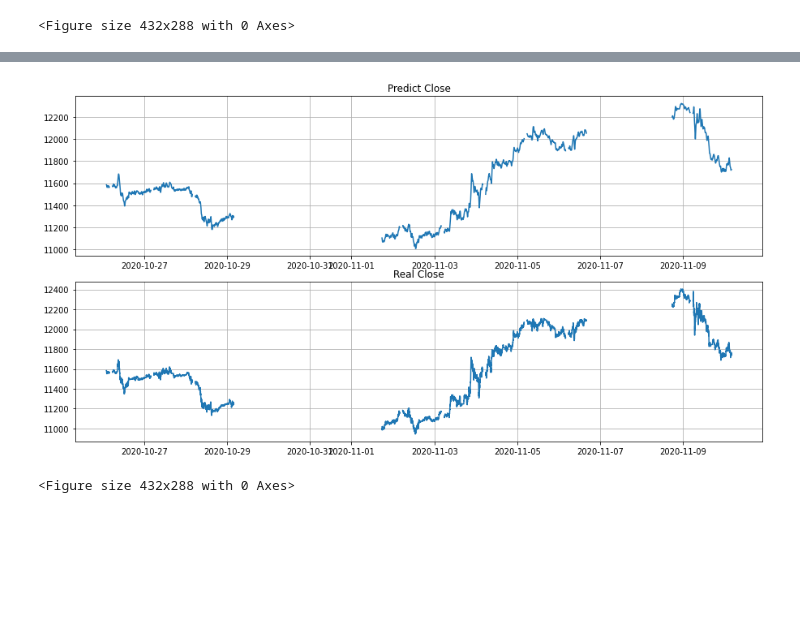
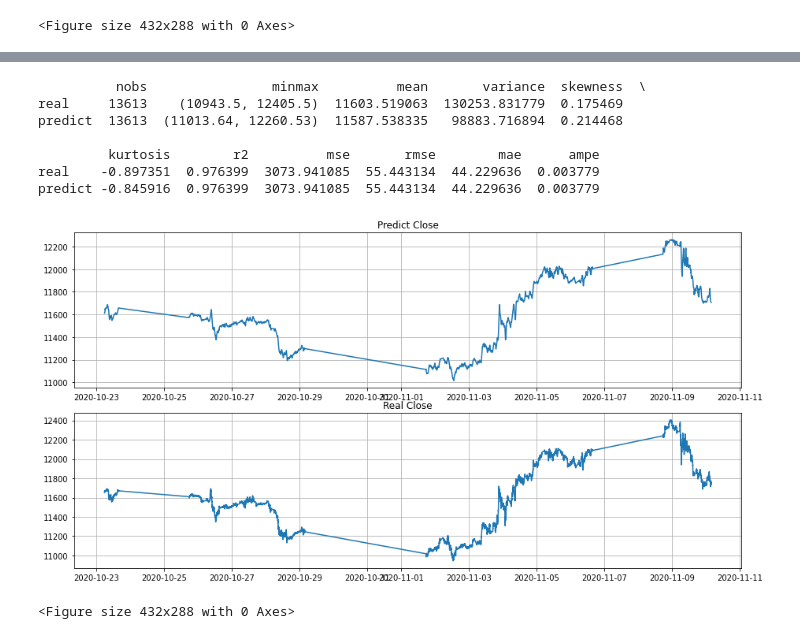
Before and after one commit to webclinic017/dbpower-machine-learning-project, a Jupyter notebook: nq2.ipynb, the cells around one changed output, grey strips where cells are left out. Cells and saved outputs as stored; diff of their text form; code cells hidden in the pictures; blank space fills up the shorter version.

```diff
--- a/nq2.ipynb
+++ b/nq2.ipynb
@@ -447,43 +456,51 @@ ampe = np.mean(np.abs((df9['real_close']-df9['predict_close'])/df9['real_close']
 columns2 = ['r2', 'mse', 'rmse', 'mae', 'ampe']
 result1 = [r2, mse, rmse, mae, ampe]
 df12 = pd.DataFrame([list(stats_1)+result1, list(stats_2)+result1], columns=list(stats_1._fields)+columns2, index=['real', 'predict'])
-df12
+print(df12)
 
 # 9.3.2 save stats evaluate
 path_3 = os.path.abspath(os.path.join('data', 'img-nq', 'prediction', 'nq-prediction-stats-'+cur_time+'.csv'))
 if os.path.exists(path_3):
     os.remove(path_3)
 df12.to_csv(path_3)
 
 # 9.4 combine
 df10 = df7.drop(list(df7.columns)[6:], axis=1)
 df11 = pd.concat([df10, df9], axis=1)
-df11 = df11.tail(df9.shape[0]+window_size+t_pus_no)
+start2, end2 =  date_valid[0], date_valid[-2:-1][0]
+start3 = start2 - timedelta(minutes=t_pus_no+window_size)
+mask3 = ((df11.index >= start3) & (df11.index <= start2)) # 窗口步長
+mask4 = ((df11.index >= start2) & (df11.index <= end2)  & (df11['predict_close'] > 0)) # 預測
+df11 = df11.loc[(mask3 | mask4)]
 
 # 9.5.1 chart1
 fig, axs = plt.subplots(2)
 fig.set_size_inches(12.5, 6.5)
 fig.tight_layout()
 axs[0].plot(df11.index, df11['predict_close'])
 axs[1].plot(df11.index, df11['real_close'])
 axs[0].grid(True)
 axs[1].grid(True)
 axs[0].set_title('Predict Close')
 axs[1].set_title('Real Close')
-
 path_2 = os.path.abspath(os.path.join('data', 'img-nq', 'prediction', 'nq-prediction-'+cur_time+'.jpg'))
-if os.path.exists(path_2):
-    os.remove(path_2)
 plt.savefig(path_2)
 plt.show()
 plt.clf()
 
 # 9.6 save
 path_1 = os.path.abspath(os.path.join('data', 'nq', 'prediction', 'nq-prediction.csv'))
 if os.path.exists(path_1):
     os.remove(path_1)
 df11 = df11.drop(['udate', 'real_close'], axis=1)
 df11.to_csv(path_1)
 # %% [output]
+          nobs                minmax          mean       variance  skewness  \
+real     13613    (10943.5, 12405.5)  11603.519063  130253.831779  0.175469
+predict  13613  (11013.64, 12260.53)  11587.538335   98883.716894  0.214468
+
+         kurtosis        r2          mse       rmse        mae      ampe
+real    -0.897351  0.976399  3073.941085  55.443134  44.229636  0.003779
+predict -0.845916  0.976399  3073.941085  55.443134  44.229636  0.003779
-[figure, old version]
+[figure, new version]
-<Figure size 432x288 with 0 Axes>
+<Figure size 432x288 with 0 Axes>
```
Also changed, not shown: parts of 3 cells of this notebook.
